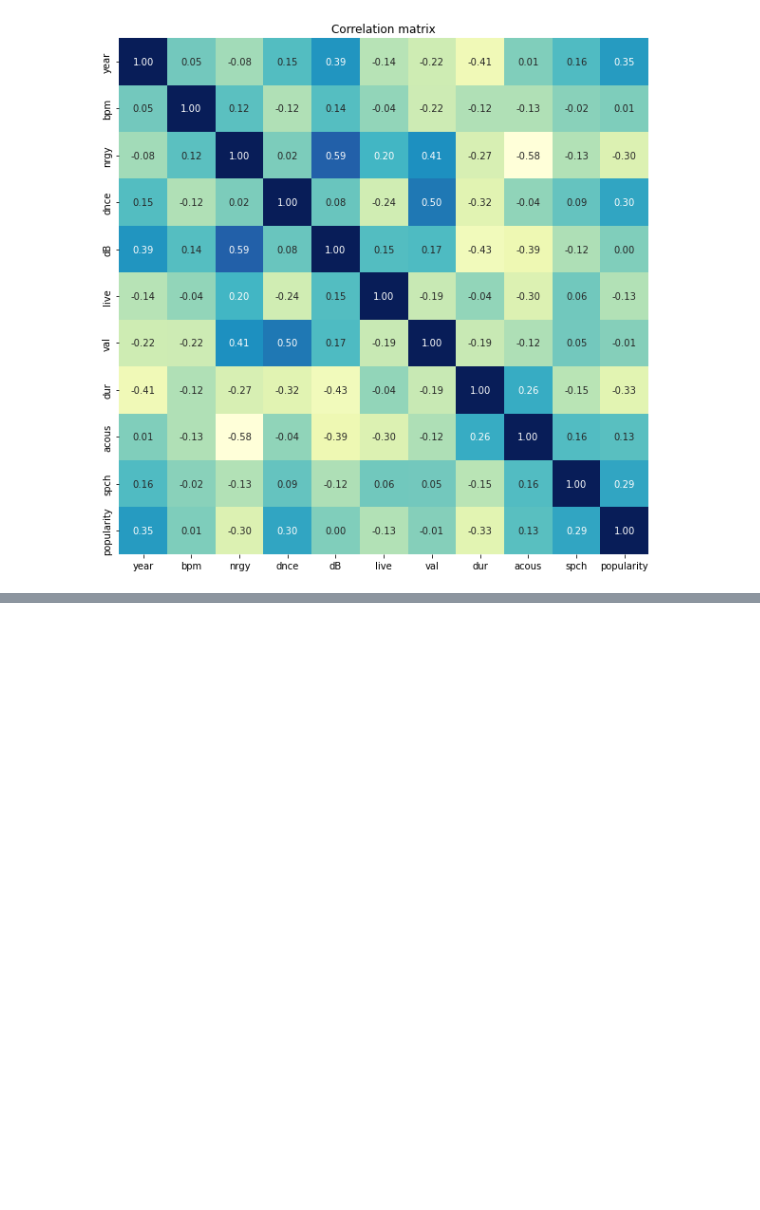
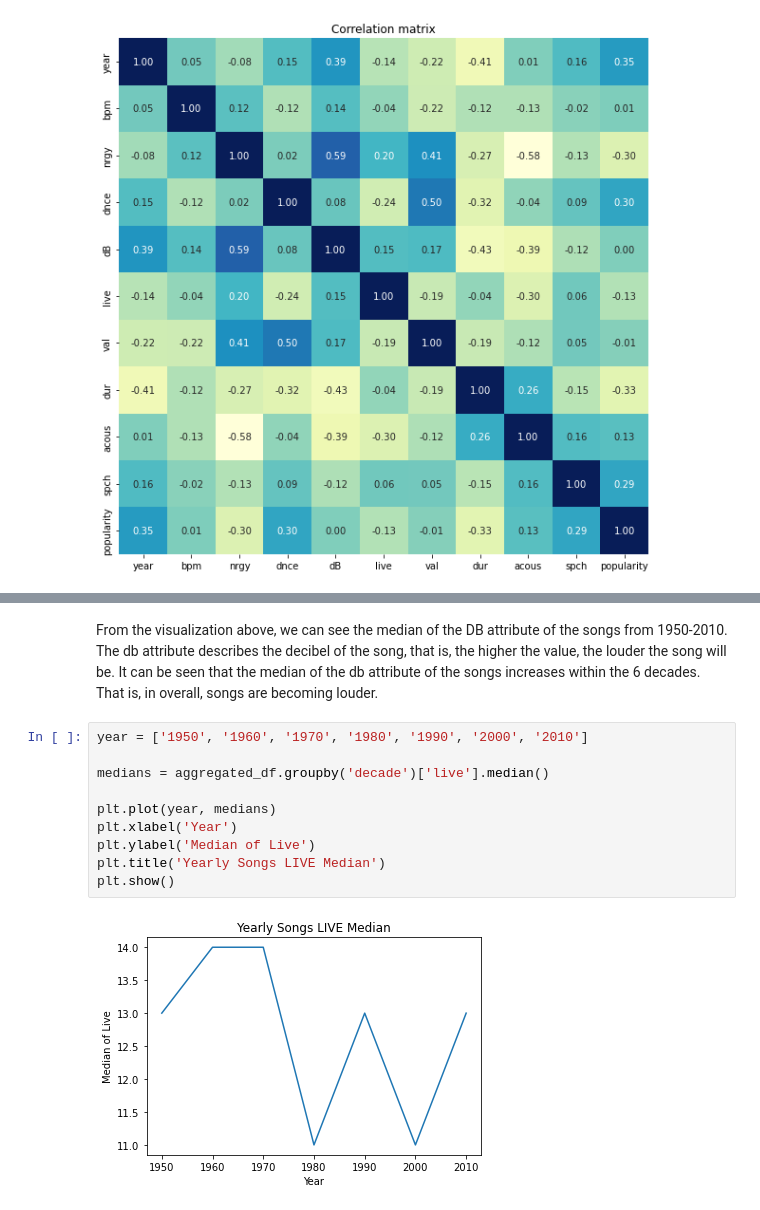
Before and after one commit to whenwe177/aids-final-project, a Jupyter notebook: ipynbs/combined_dataset.ipynb, the cells around one changed output, grey strips where cells are left out. Drawn from its saved outputs; the diff is of its cells as text; blank space fills up the shorter version.

```diff
--- a/ipynbs/combined_dataset.ipynb
+++ b/ipynbs/combined_dataset.ipynb
@@ -160,0 +189,14 @@ plt.show()
+# %% [markdown]
+From the visualization above, we can see the median of the DB attribute of the songs from 1950-2010. The db attribute describes the decibel of the song, that is, the higher the value, the louder the song will be. It can be seen that the median of the db attribute of the songs increases within the 6 decades. That is, in overall, songs are becoming louder.
+# %%
+year = ['1950', '1960', '1970', '1980', '1990', '2000', '2010']
+
+medians = aggregated_df.groupby('decade')['live'].median()
+
+plt.plot(year, medians)
+plt.xlabel('Year')
+plt.ylabel('Median of Live')
+plt.title('Yearly Songs LIVE Median')
+plt.show()
+# %% [output]
+[figure, added]
```
Also changed, not shown: parts of 6 cells of this notebook.
